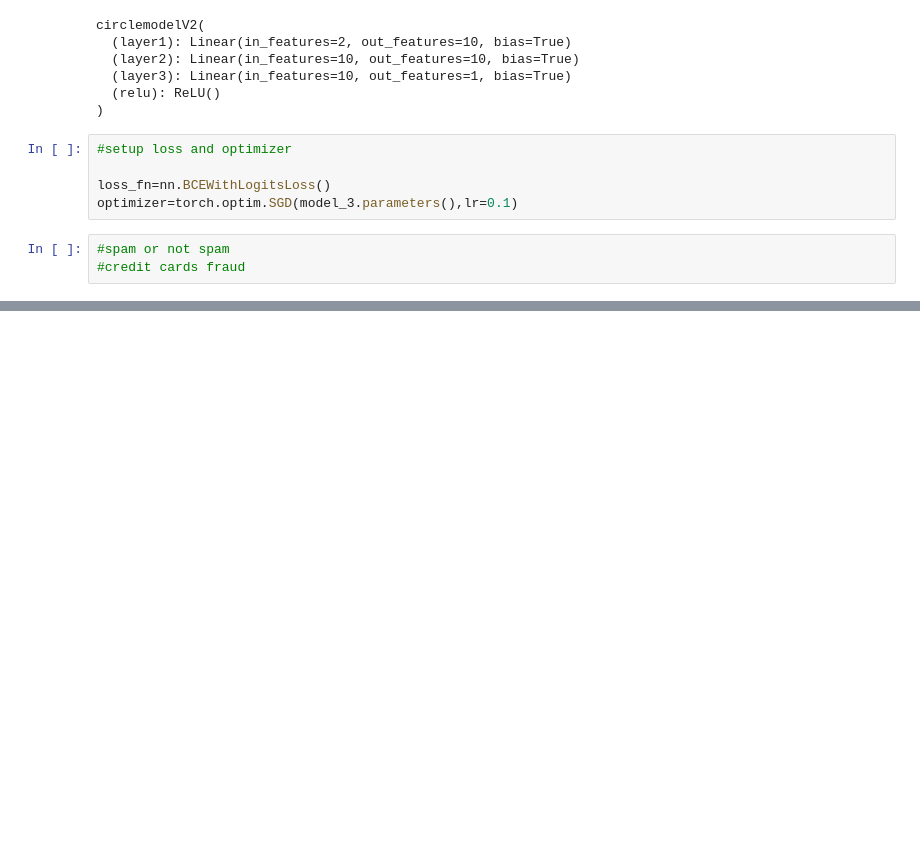
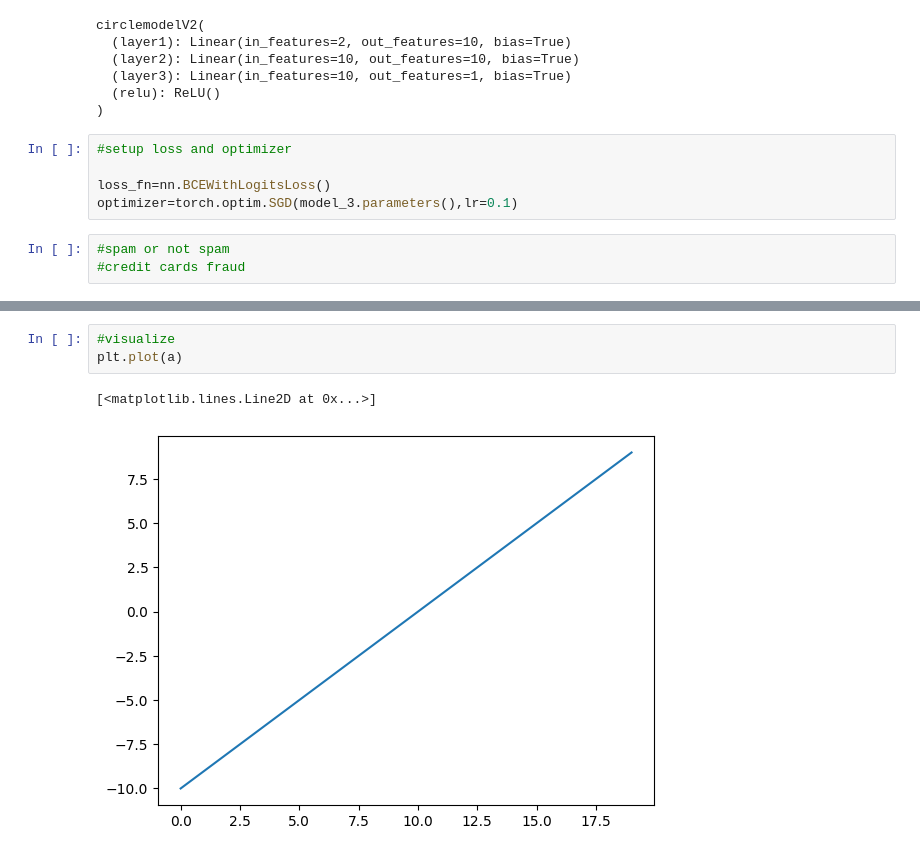
Before and after one commit to 404saugat404/pytorch, a Jupyter notebook: pytorch/nn_classification.ipynb, the cells around one changed output, grey strips where cells are left out. Saved outputs shown, nothing was run; the diff lists cells and outputs as text; blank space fills up the shorter version.

```diff
--- a/pytorch/nn_classification.ipynb
+++ b/pytorch/nn_classification.ipynb
@@ -835,0 +862,6 @@ y_preds[:10],y_test[:10]
+# %%
+#visualize
+plt.plot(a)
+# %% [output]
+[<matplotlib.lines.Line2D at 0x...>]
+[figure, added]
```
Also changed, not shown: parts of 30 cells of this notebook.
